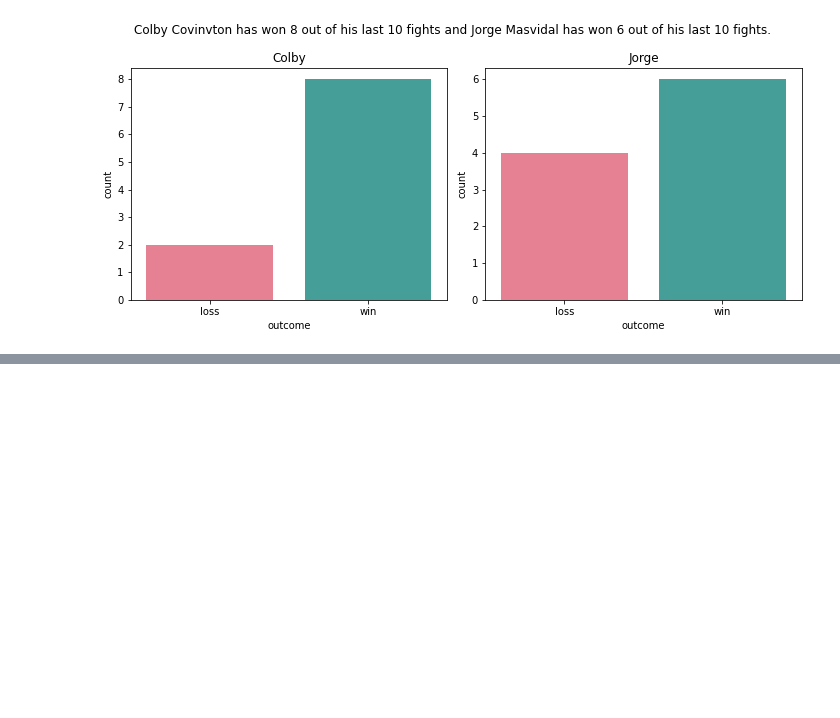
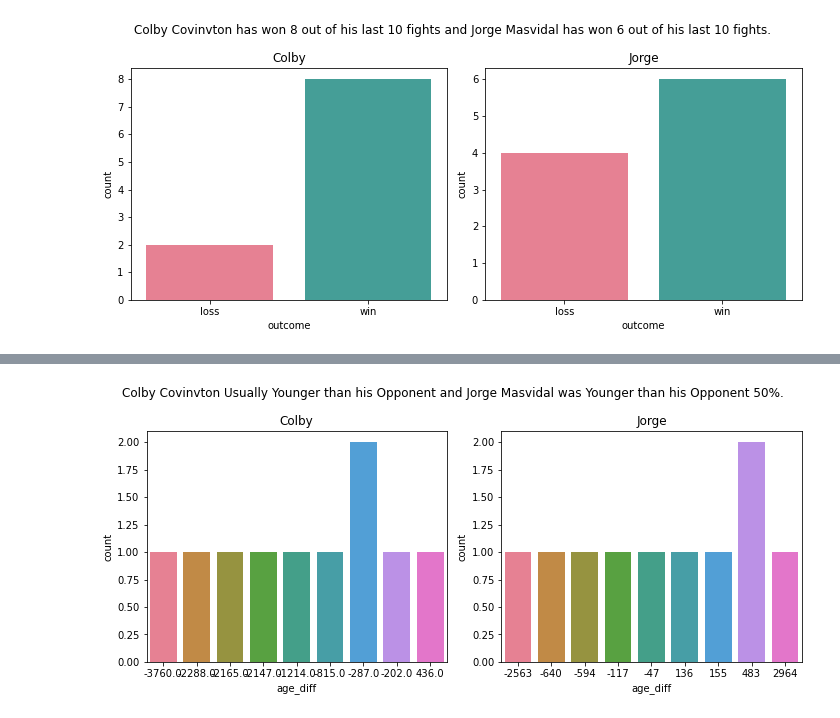
Before and after one commit to chloerwhitaker/UFC-Project, a Jupyter notebook: Viz_UFC.ipynb, the cells around one changed output, grey strips where cells are left out. Drawn from its saved outputs; the diff is of its cells as text; code cells hidden in the pictures; blank space fills up the shorter version.

```diff
--- a/Viz_UFC.ipynb
+++ b/Viz_UFC.ipynb
@@ -92,0 +111,18 @@ takedown_def = takedown_defense_viz()
+# %%
+def age_diff_viz():
+
+    plt.rcParams["figure.figsize"] = [10.00, 4.50]
+    plt.rcParams["figure.autolayout"] = True
+    fig, ax =plt.subplots(1,2)
+    fig.suptitle('Colby Covinvton Usually Younger than his Opponent and Jorge Masvidal was Younger than his Opponent 50%.')
+
+    sns.countplot(x="age_diff", data=colby_diff, palette="husl", ax=ax[0])
+    ax[0].set_title('Colby')
+
+    sns.countplot(x="age_diff", data=jorge_diff, palette="husl", ax=ax[1])
+    ax[1].set_title('Jorge')
+    fig.show();
+# %%
+age_diff = age_diff_viz()
+# %% [output]
+[figure, added]
```
Also changed, not shown: parts of 8 cells of this notebook.
